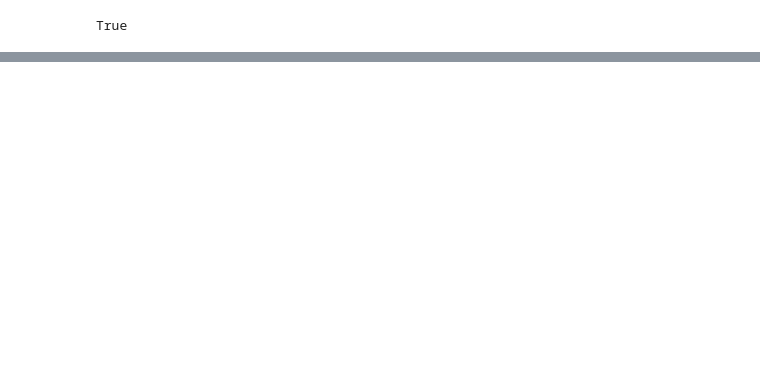
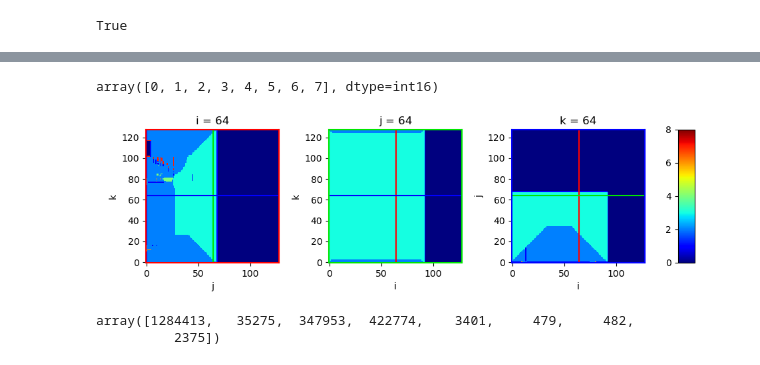
Before and after one commit to mattragoza/lung-project, a Jupyter notebook: notebooks/copdgene/03-shapenet-dataset.ipynb, the cells around one changed output, grey strips where cells are left out. Saved outputs shown, nothing was run; the diff lists cells and outputs as text; code cells hidden in the pictures; blank space fills up the shorter version.

Commit message:
shapenet integration wip

```diff
--- a/notebooks/copdgene/03-shapenet-dataset.ipynb
+++ b/notebooks/copdgene/03-shapenet-dataset.ipynb
@@ -49,0 +115,19 @@ materials.csv          models-OBJ      models-textures
+# %%
+import meshio
+import binvox
+
+# load binary mask from binvox file
+bv = binvox.Binvox.read(ex.paths['raw_mask'], mode='dense')
+bv_array = cleanup_binary_mask(bv.numpy()).astype(int)
+
+# load object mesh and compute bbox
+io_mesh = meshio.read(ex.paths['raw_mesh'])
+io_mesh_min = io_mesh.points.min(axis=0)
+io_mesh_max = io_mesh.points.max(axis=0)
+io_mesh_extent = (io_mesh_max - io_mesh_min).max()
+
+# build binvox affine (voxel -> model coords) from mesh bbox
+bv_spacing = 1 / np.asarray(bv_array.shape) * io_mesh_extent
+bv_origin  = 0.5 * bv_spacing + io_mesh_min
+bv_affine  = build_affine_matrix(bv_spacing, bv_origin)
+bv_affine
@@ -49,0 +145,12 @@ materials.csv          models-OBJ      models-textures
+# %%
+import pyvista as pv
+
+# check alignment using pyvista
+pv_mesh = pv.wrap(io_mesh)
+pv_grid = pv.ImageData(
+    dimensions=bv_array.shape,
+    spacing=bv_spacing,
+    origin=bv_origin
+)
+pv_grid.point_data['bv'] = bv_array.flatten(order='F')
+pv_grid
@@ -49,0 +160,6 @@ materials.csv          models-OBJ      models-textures
+# %%
+p = pv.Plotter()
+iso = pv_grid.contour(0.5, scalars='bv')
+p.add_mesh(iso, color='blue')
+p.add_mesh(pv_mesh, style='wireframe', show_scalar_bar=False)
+p.show(jupyter_backend='static')
@@ -49,0 +319,17 @@ materials.csv          models-OBJ      models-textures
+# %%
+np.unique(label_array)
+# %% [output]
+array([0, 1, 2, 3, 4, 5, 6, 7], dtype=int16)
+# %%
+%autoreload
+fig = project.visual.matplotlib.show_image_slices(
+    label_array, cmap='jet', clim=(0, 8)
+)
+# %% [output]
+[figure, added]
+# %%
+counts = np.unique(label_array, return_counts=True)[1]
+counts
+# %% [output]
+array([1284413,   35275,  347953,  422774,    3401,     479,     482,
+          2375])
```
Also changed, not shown: parts of 16 cells of this notebook, 13 other files.
